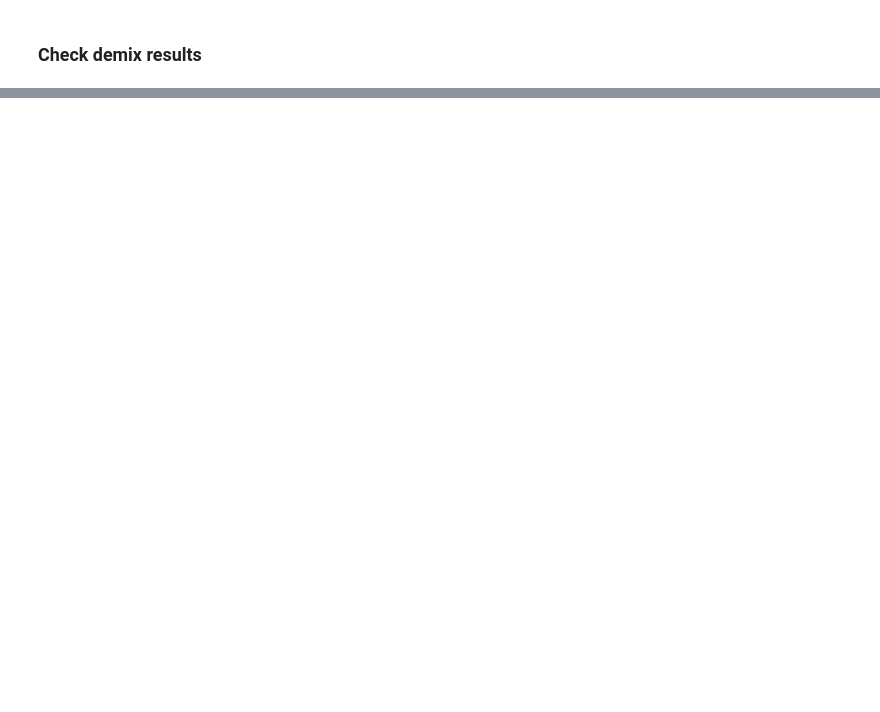
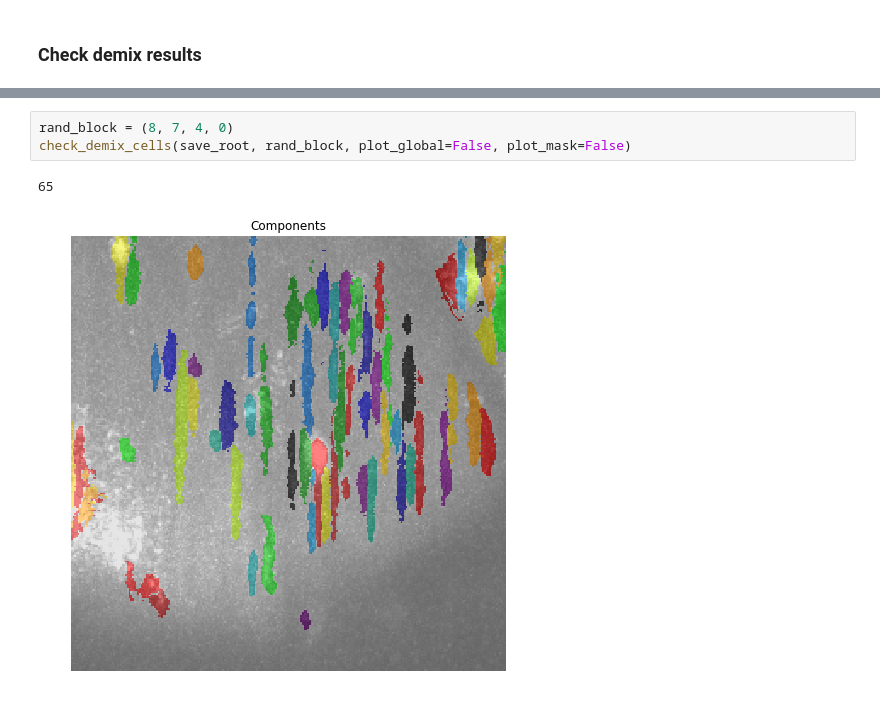
Before and after one commit to zqwei/Glia_analysis, a Jupyter notebook: Processing/Cell_segmentation.ipynb, the cells around one changed output, grey strips where cells are left out. Drawn from its saved outputs; the diff is of its cells as text; blank space fills up the shorter version.

```diff
--- a/Processing/Cell_segmentation.ipynb
+++ b/Processing/Cell_segmentation.ipynb
@@ -183,3 +161,9 @@ check_demix_cells(save_root, rand_block, plot_global=False, plot_mask=False)
+# %%
+rand_block = (8, 7, 4, 0)
+check_demix_cells(save_root, rand_block, plot_global=False, plot_mask=False)
+# %% [output]
+65
+[figure, added]
 # %%
 nlayer = 8
 check_demix_cells_layer(save_root, nlayer, nsplit=8)
```
Also changed, not shown: parts of 15 cells of this notebook.
